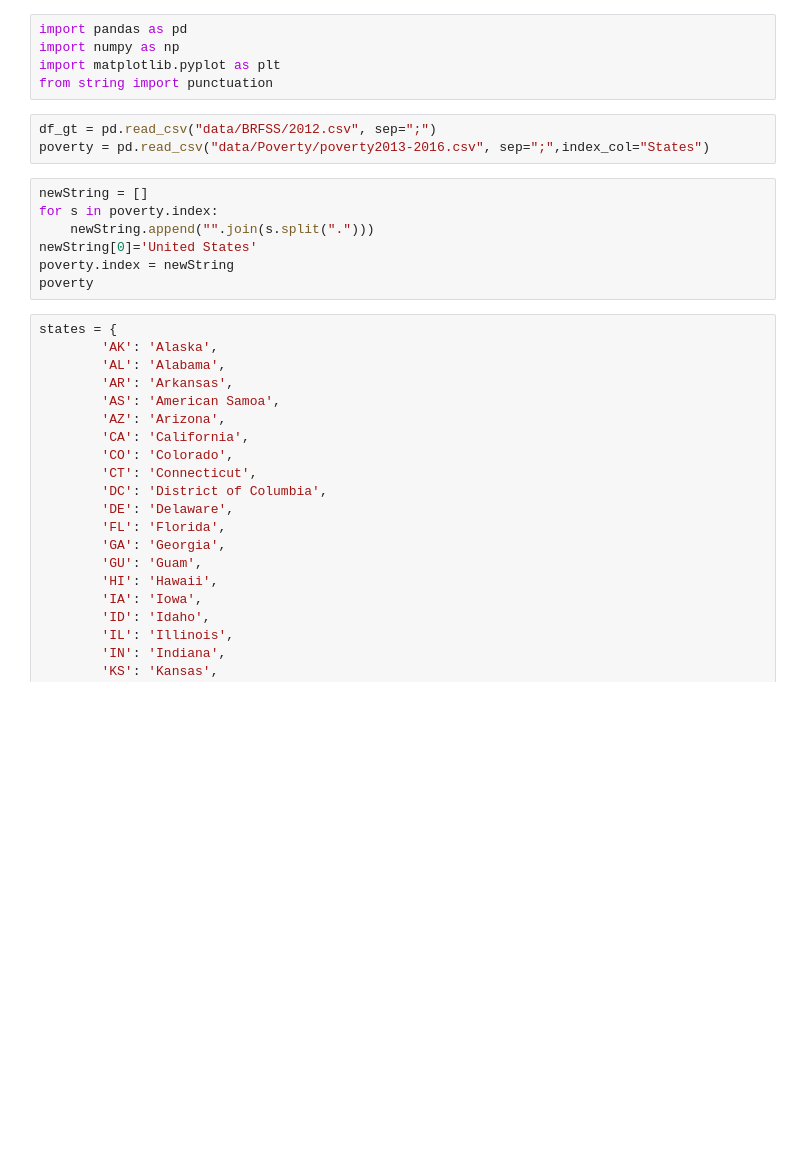
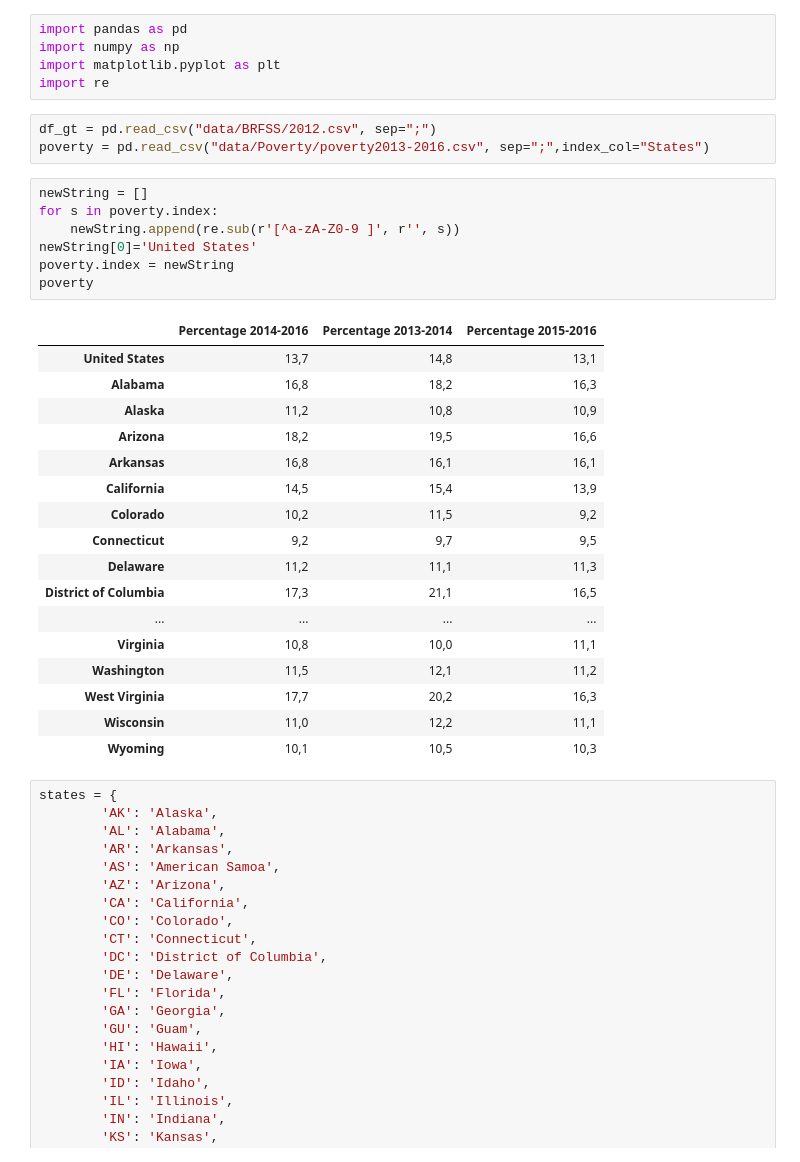
Before and after one commit to jackmaretz/DigitalEpidKidney, a Jupyter notebook: es1_2.ipynb, the cells around one changed output. Saved outputs shown, nothing was run; the diff lists cells and outputs as text; blank space fills up the shorter version.

Commit message:
gabriel this corrected the RE to remove the dots in District of Columbia

```diff
--- a/es1_2.ipynb
+++ b/es1_2.ipynb
@@ -2,17 +2,35 @@
 import pandas as pd
 import numpy as np
 import matplotlib.pyplot as plt
-from string import punctuation
+import re
 # %%
 df_gt = pd.read_csv("data/BRFSS/2012.csv", sep=";")
 poverty = pd.read_csv("data/Poverty/poverty2013-2016.csv", sep=";",index_col="States")
 # %%
 newString = []
 for s in poverty.index:
-    newString.append("".join(s.split(".")))
+    newString.append(re.sub(r'[^a-zA-Z0-9 ]', r'', s))
 newString[0]='United States'
 poverty.index = newString
 poverty
+# %% [output]
+|  | Percentage 2014-2016 | Percentage 2013-2014 | Percentage 2015-2016 |
+| United States | 13,7 | 14,8 | 13,1 |
+| Alabama | 16,8 | 18,2 | 16,3 |
+| Alaska | 11,2 | 10,8 | 10,9 |
+| Arizona | 18,2 | 19,5 | 16,6 |
+| Arkansas | 16,8 | 16,1 | 16,1 |
+| California | 14,5 | 15,4 | 13,9 |
+| Colorado | 10,2 | 11,5 | 9,2 |
+| Connecticut | 9,2 | 9,7 | 9,5 |
+| Delaware | 11,2 | 11,1 | 11,3 |
+| District of Columbia | 17,3 | 21,1 | 16,5 |
+| ... | ... | ... | ... |
+| Virginia | 10,8 | 10,0 | 11,1 |
+| Washington | 11,5 | 12,1 | 11,2 |
+| West Virginia | 17,7 | 20,2 | 16,3 |
+| Wisconsin | 11,0 | 12,2 | 11,1 |
+| Wyoming | 10,1 | 10,5 | 10,3 |
 # %%
 states = {
         'AK': 'Alaska',
```
Also changed, not shown: parts of 1 cell of this notebook.
